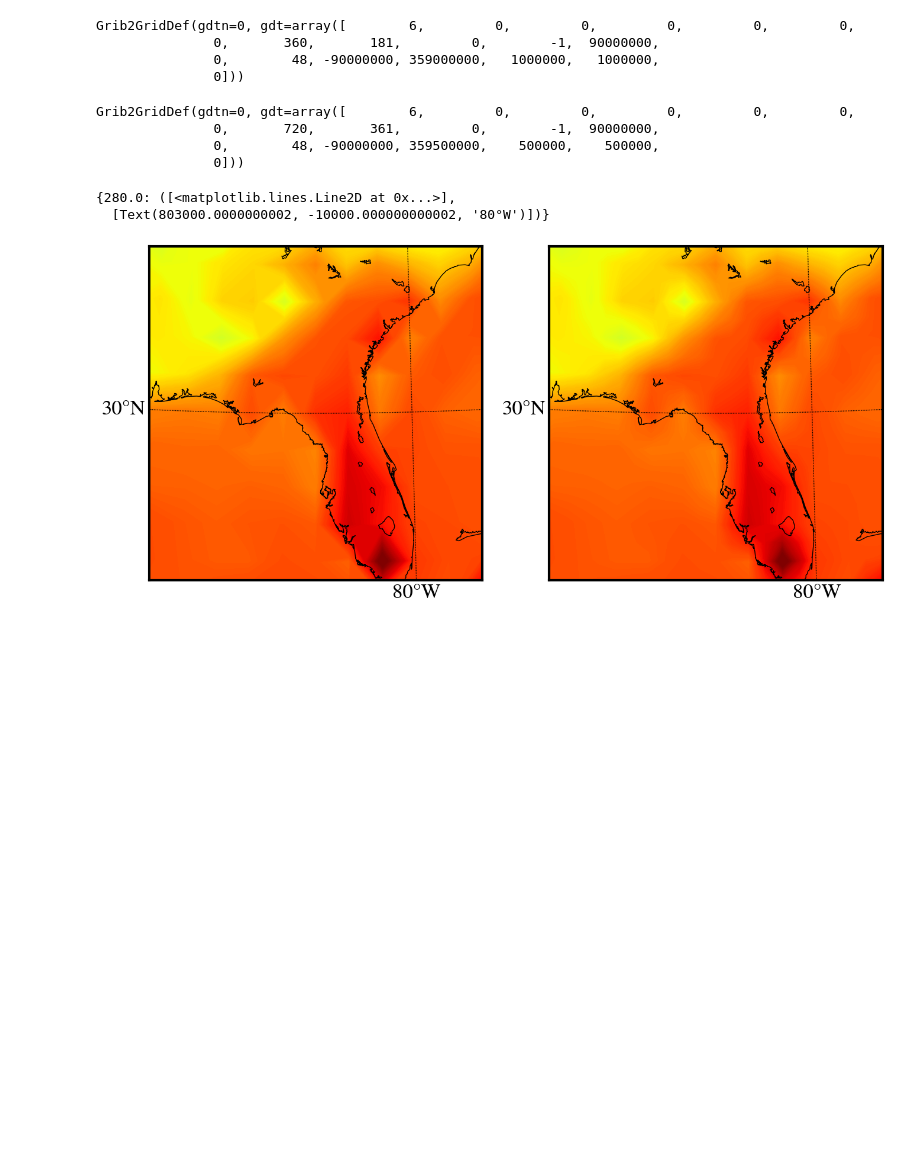
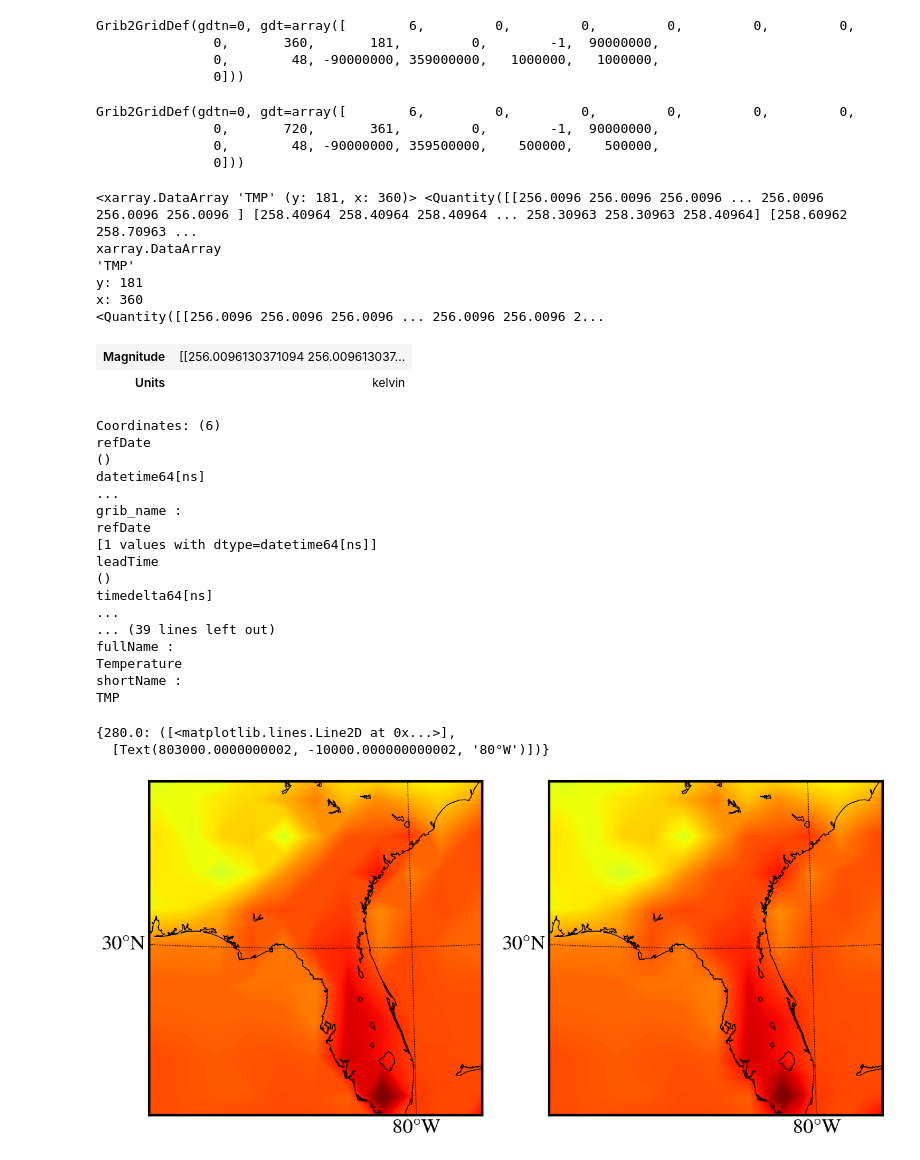
Before and after one commit to SidneyLower-NOAA/SMD_Notebooks, a Jupyter notebook: how2_grib2io.ipynb, the cells around one changed output. Cells and saved outputs as stored; diff of their text form; code cells hidden in the pictures; blank space fills up the shorter version.

Commit message:
added metpy plugin to xarray in how2_grib2

```diff
--- a/how2_grib2io.ipynb
+++ b/how2_grib2io.ipynb
@@ -250,6 +251,37 @@ Grib2GridDef(gdtn=0, gdt=array([        6,         0,         0,         0,
 #the xarray backend can make use of grib2io's interp functions to interpolate the data onto a different grid
 grid_def_out = donor_grid.grib2io.griddef()
 new_dataset = test.TMP.grib2io.interp('bilinear', grid_def_out)
+# %%
+#metpy plugs into xarray!
+
+temp_data = test.TMP.metpy.quantify()
+temp_data
+# %% [output]
+<xarray.DataArray 'TMP' (y: 181, x: 360)> <Quantity([[256.0096 256.0096 256.0096 ... 256.0096 256.0096 256.0096 ] [258.40964 258.40964 258.40964 ... 258.30963 258.30963 258.40964] [258.60962 258.70963 ...
+xarray.DataArray
+'TMP'
+y: 181
+x: 360
+<Quantity([[256.0096 256.0096 256.0096 ... 256.0096 256.0096 2...
+| Magnitude | [[256.0096130371094 256.009613037... |
+| Units | kelvin |
+Coordinates: (6)
+refDate
+()
+datetime64[ns]
+...
+grib_name :
+refDate
+[1 values with dtype=datetime64[ns]]
+leadTime
+()
+timedelta64[ns]
+...
+... (39 lines left out)
+fullName :
+Temperature
+shortName :
+TMP
 # %%
 fig, axes = plt.subplots(1,2, figsize=(16,8))
 
```
Also changed, not shown: parts of 6 cells of this notebook, 1 other file.
